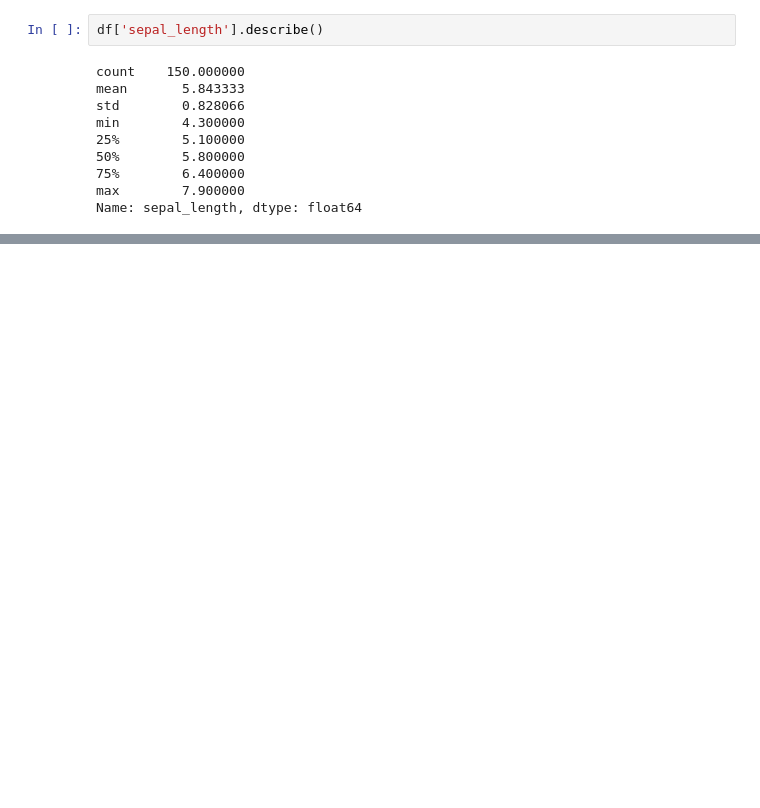
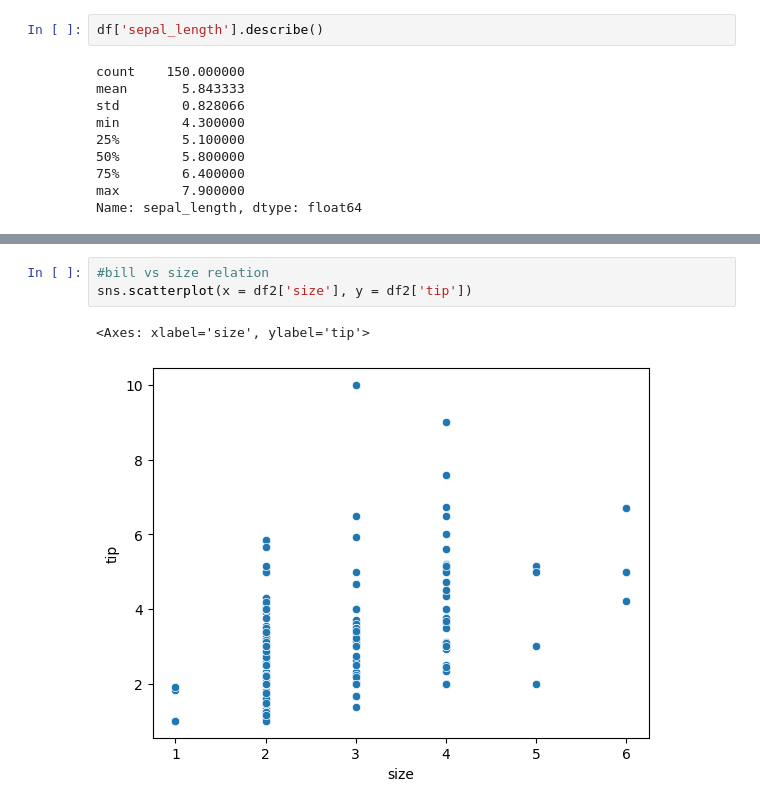
Before and after one commit to s1552565/stats_python_implementation, a Jupyter notebook: Notebooks/stats_python.ipynb, the cells around one changed output, grey strips where cells are left out. Drawn from its saved outputs; the diff is of its cells as text; blank space fills up the shorter version.

```diff
--- a/Notebooks/stats_python.ipynb
+++ b/Notebooks/stats_python.ipynb
@@ -137,0 +172,6 @@ df.describe()
+# %%
+#bill vs size relation
+sns.scatterplot(x = df2['size'], y = df2['tip'])
+# %% [output]
+<Axes: xlabel='size', ylabel='tip'>
+[figure, added]
```
Also changed, not shown: parts of 21 cells of this notebook, 1 other file.
